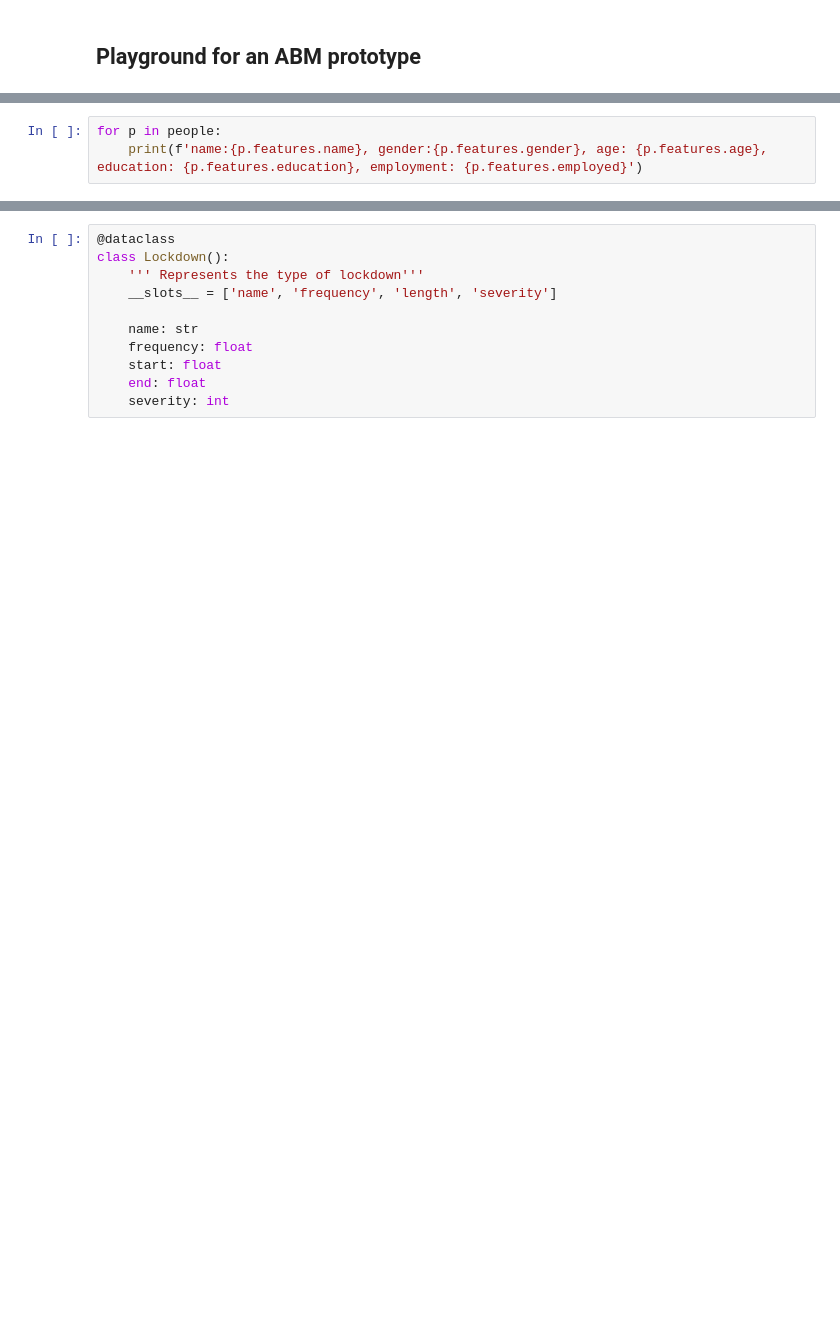
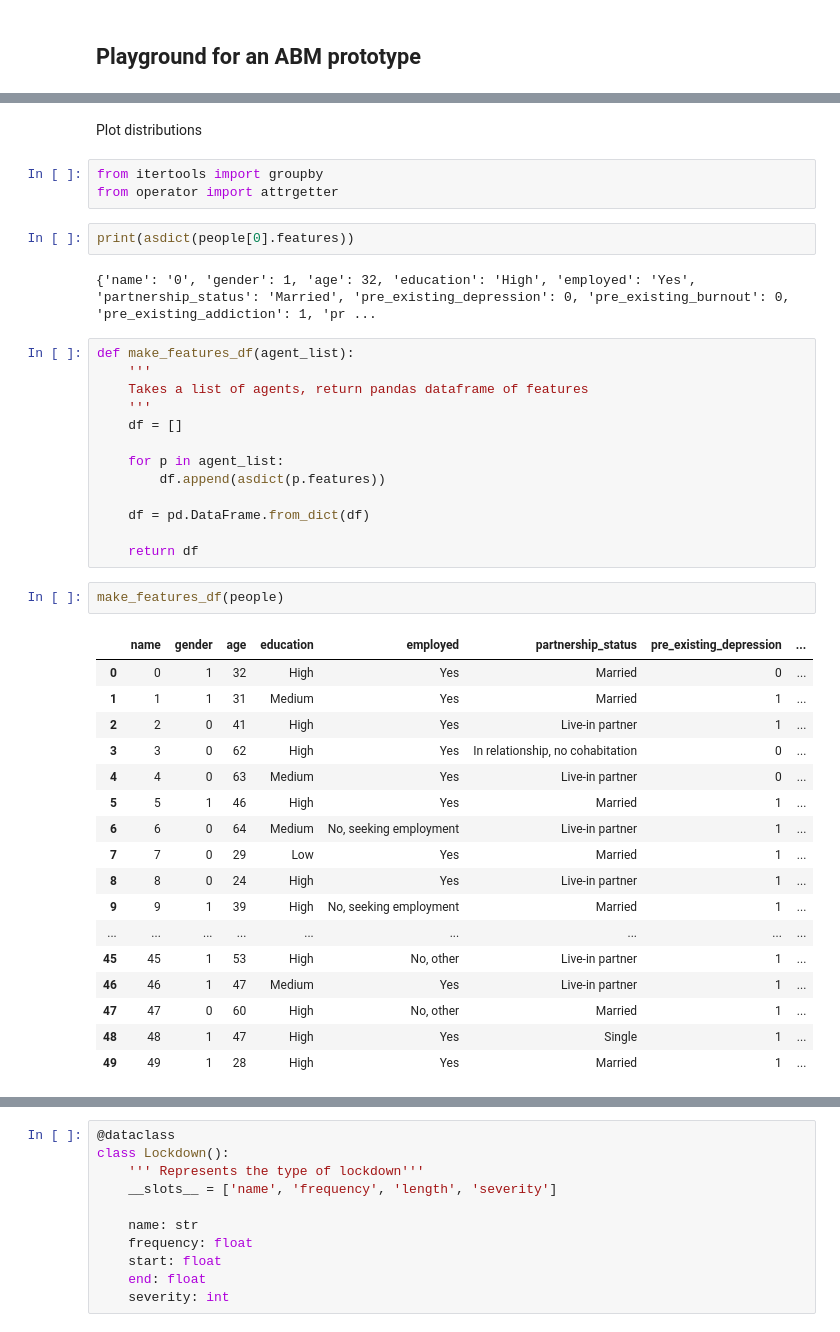
Before and after one commit to covid19ABM/abm_tool_exploration, a Jupyter notebook: prototype/simple.ipynb, the cells around one changed output, grey strips where cells are left out. Saved outputs shown, nothing was run; the diff lists cells and outputs as text; blank space fills up the shorter version.

Commit message:
refactoring agents and adding paramenters

```diff
--- a/prototype/simple.ipynb
+++ b/prototype/simple.ipynb
@@ -70,3 +167,0 @@ n_contacts: 0
-# %%
-for p in people:
-    print(f'name:{p.features.name}, gender:{p.features.gender}, age: {p.features.age}, education: {p.features.education}, employment: {p.features.employed}')
@@ -90,0 +190,42 @@ name:99, gender:0, age: 57, education: High, employment: Yes
+# %% [markdown]
+Plot distributions
+# %%
+from itertools import groupby
+from operator import attrgetter
+# %%
+print(asdict(people[0].features))
+# %% [output]
+{'name': '0', 'gender': 1, 'age': 32, 'education': 'High', 'employed': 'Yes', 'partnership_status': 'Married', 'pre_existing_depression': 0, 'pre_existing_burnout': 0, 'pre_existing_addiction': 1, 'pr ...
+# %%
+def make_features_df(agent_list):
+    '''
+    Takes a list of agents, return pandas dataframe of features
+    '''
+    df = []
+
+    for p in agent_list:
+        df.append(asdict(p.features))
+
+    df = pd.DataFrame.from_dict(df)
+
+    return df
+# %%
+make_features_df(people)
+# %% [output]
+|  | name | gender | age | education | employed | partnership_status | pre_existing_depression | ... |
+| 0 | 0 | 1 | 32 | High | Yes | Married | 0 | ... |
+| 1 | 1 | 1 | 31 | Medium | Yes | Married | 1 | ... |
+| 2 | 2 | 0 | 41 | High | Yes | Live-in partner | 1 | ... |
+| 3 | 3 | 0 | 62 | High | Yes | In relationship, no cohabitation | 0 | ... |
+| 4 | 4 | 0 | 63 | Medium | Yes | Live-in partner | 0 | ... |
+| 5 | 5 | 1 | 46 | High | Yes | Married | 1 | ... |
+| 6 | 6 | 0 | 64 | Medium | No, seeking employment | Live-in partner | 1 | ... |
+| 7 | 7 | 0 | 29 | Low | Yes | Married | 1 | ... |
+| 8 | 8 | 0 | 24 | High | Yes | Live-in partner | 1 | ... |
+| 9 | 9 | 1 | 39 | High | No, seeking employment | Married | 1 | ... |
+| ... | ... | ... | ... | ... | ... | ... | ... | ... |
+| 45 | 45 | 1 | 53 | High | No, other | Live-in partner | 1 | ... |
+| 46 | 46 | 1 | 47 | Medium | Yes | Live-in partner | 1 | ... |
+| 47 | 47 | 0 | 60 | High | No, other | Married | 1 | ... |
+| 48 | 48 | 1 | 47 | High | Yes | Single | 1 | ... |
+| 49 | 49 | 1 | 28 | High | Yes | Married | 1 | ... |
```
Also changed, not shown: parts of 21 cells of this notebook, 1 other file.
